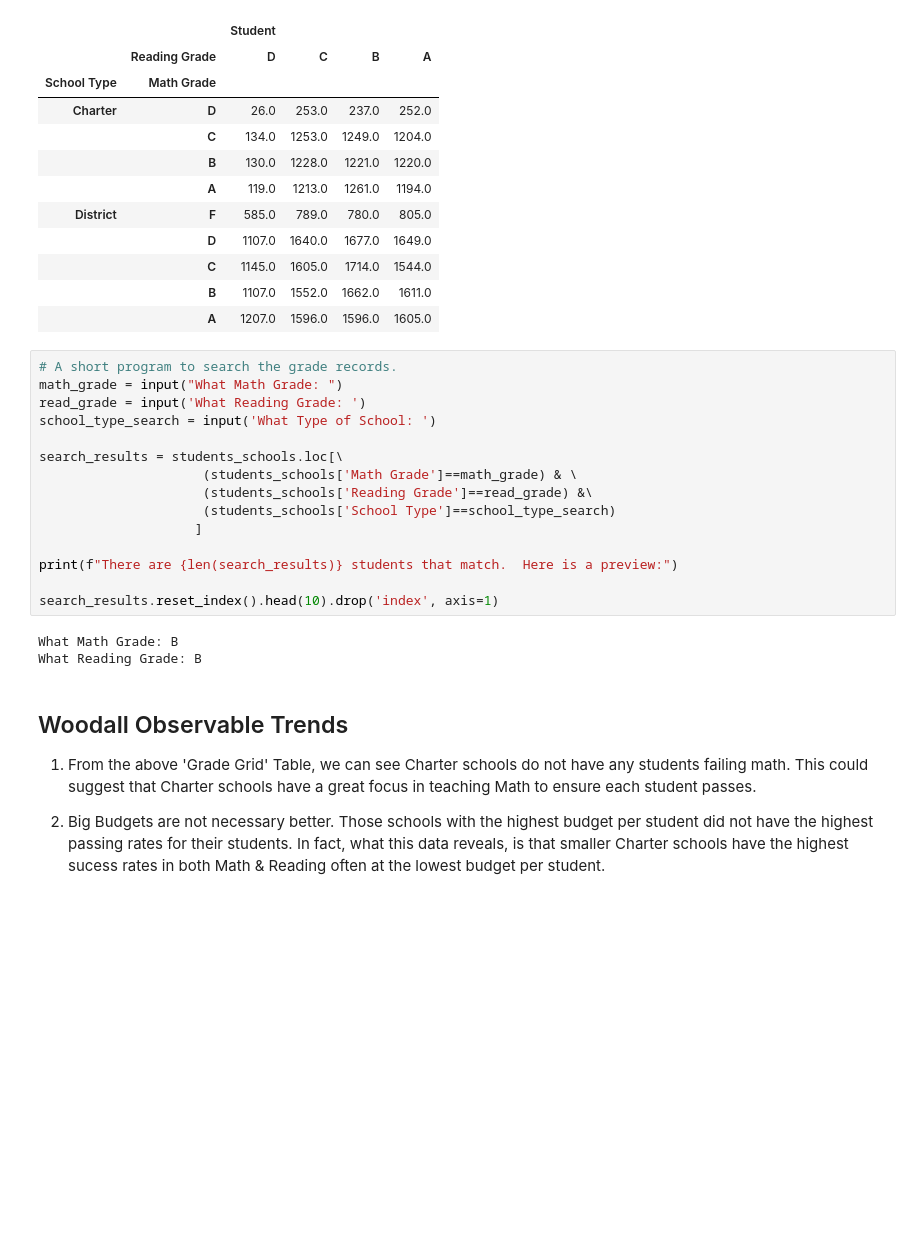
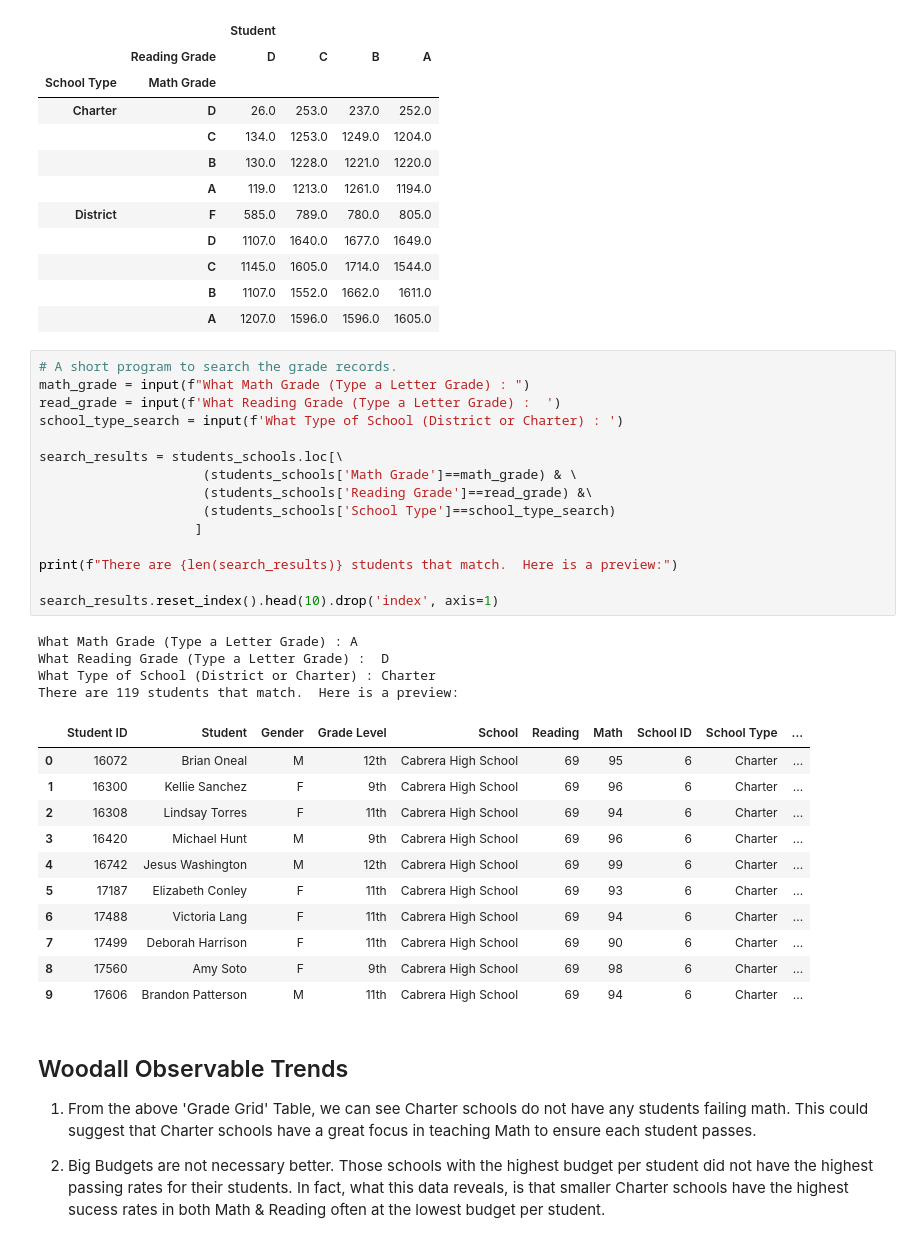
Before and after one commit to savvysol/04_Pandas_Homework_Woodall, a Jupyter notebook: PyCitySchools_Woodall/PySchool_Woodall.ipynb, the cells around one changed output. Cells and saved outputs as stored; diff of their text form; blank space fills up the shorter version.

```diff
--- a/PyCitySchools_Woodall/PySchool_Woodall.ipynb
+++ b/PyCitySchools_Woodall/PySchool_Woodall.ipynb
@@ -561,22 +599,35 @@ grade_grid.groupby(['School Type','Math Grade','Reading Grade']).mean().dropna()
 |  | A | 1207.0 | 1596.0 | 1596.0 | 1605.0 |
 # %%
 # A short program to search the grade records.
-math_grade = input("What Math Grade: ")
-read_grade = input('What Reading Grade: ')
-school_type_search = input('What Type of School: ')
+math_grade = input(f"What Math Grade (Type a Letter Grade) : ")
+read_grade = input(f'What Reading Grade (Type a Letter Grade) :  ')
+school_type_search = input(f'What Type of School (District or Charter) : ')
 
 search_results = students_schools.loc[\
                      (students_schools['Math Grade']==math_grade) & \
                      (students_schools['Reading Grade']==read_grade) &\
                      (students_schools['School Type']==school_type_search)
                     ]
 
 print(f"There are {len(search_results)} students that match.  Here is a preview:")
 
 search_results.reset_index().head(10).drop('index', axis=1)
 # %% [output]
-What Math Grade: B
-What Reading Grade: B
+What Math Grade (Type a Letter Grade) : A
+What Reading Grade (Type a Letter Grade) :  D
+What Type of School (District or Charter) : Charter
+There are 119 students that match.  Here is a preview:
+|  | Student ID | Student | Gender | Grade Level | School | Reading | Math | School ID | School Type | ... |
+| 0 | 16072 | Brian Oneal | M | 12th | Cabrera High School | 69 | 95 | 6 | Charter | ... |
+| 1 | 16300 | Kellie Sanchez | F | 9th | Cabrera High School | 69 | 96 | 6 | Charter | ... |
+| 2 | 16308 | Lindsay Torres | F | 11th | Cabrera High School | 69 | 94 | 6 | Charter | ... |
+| 3 | 16420 | Michael Hunt | M | 9th | Cabrera High School | 69 | 96 | 6 | Charter | ... |
+| 4 | 16742 | Jesus Washington | M | 12th | Cabrera High School | 69 | 99 | 6 | Charter | ... |
+| 5 | 17187 | Elizabeth Conley | F | 11th | Cabrera High School | 69 | 93 | 6 | Charter | ... |
+| 6 | 17488 | Victoria Lang | F | 11th | Cabrera High School | 69 | 94 | 6 | Charter | ... |
+| 7 | 17499 | Deborah Harrison | F | 11th | Cabrera High School | 69 | 90 | 6 | Charter | ... |
+| 8 | 17560 | Amy Soto | F | 9th | Cabrera High School | 69 | 98 | 6 | Charter | ... |
+| 9 | 17606 | Brandon Patterson | M | 11th | Cabrera High School | 69 | 94 | 6 | Charter | ... |
 # %% [markdown]
 ## Woodall Observable Trends
 
```
Also changed, not shown: parts of 8 cells of this notebook, 2 other files.
